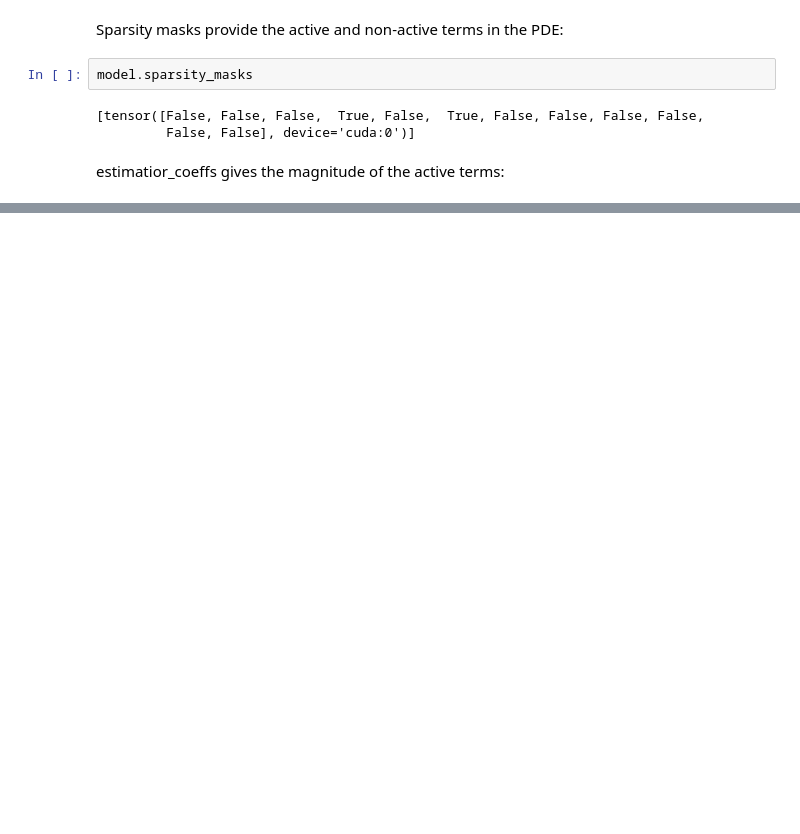
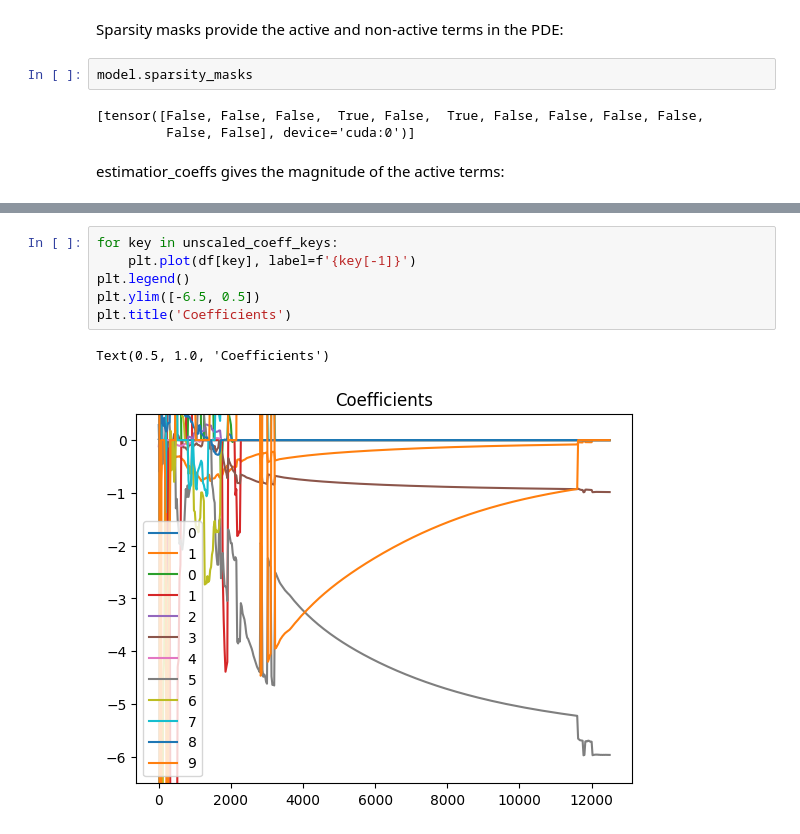
Before and after one commit to Raman-Sheshka/DeePyMoD, a Jupyter notebook: examples/PDE_KdV.ipynb, the cells around one changed output, grey strips where cells are left out. Saved outputs shown, nothing was run; the diff lists cells and outputs as text; blank space fills up the shorter version.

```diff
--- a/examples/PDE_KdV.ipynb
+++ b/examples/PDE_KdV.ipynb
@@ -144,0 +309,9 @@ print(model.estimator_coeffs())
+# %%
+for key in unscaled_coeff_keys:
+    plt.plot(df[key], label=f'{key[-1]}')
+plt.legend()
+plt.ylim([-6.5, 0.5])
+plt.title('Coefficients')
+# %% [output]
+Text(0.5, 1.0, 'Coefficients')
+[figure, added]
```
Also changed, not shown: parts of 13 cells of this notebook, 5 other files.
